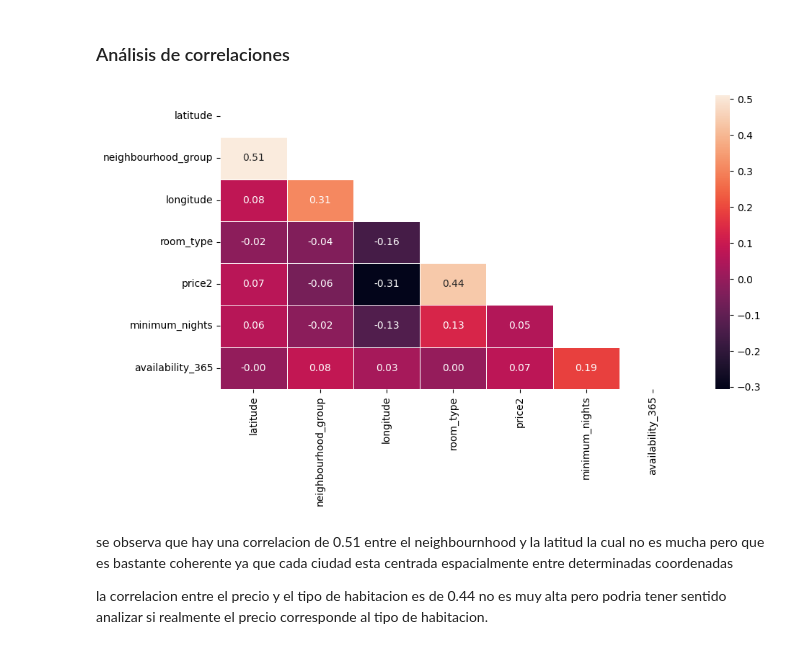
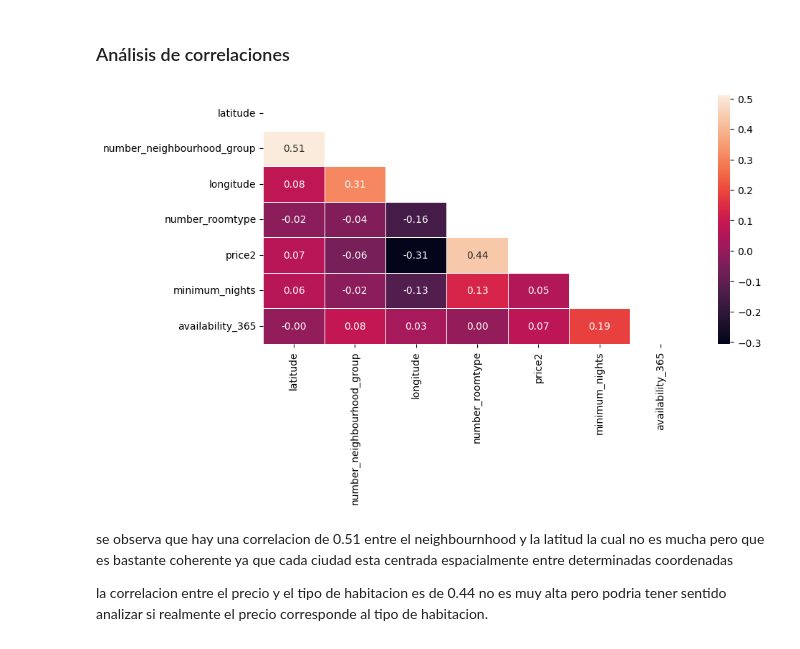
Before and after one commit to Betaniammc/streamlit, a Jupyter notebook: src/00-eda-airbnb-ny.ipynb, the cells around one changed output. Cells and saved outputs as stored; diff of their text form; code cells hidden in the pictures.

```diff
--- a/src/00-eda-airbnb-ny.ipynb
+++ b/src/00-eda-airbnb-ny.ipynb
@@ -433,19 +433,29 @@ plt.show()
 <h3> Análisis de correlaciones </h3>
 # %%
 # Creo columnas numéricas para las variables categóricas
-df["room_type"] = pd.factorize(df["room_type"])[0]
-df["neighbourhood_group"] = pd.factorize(df["neighbourhood_group"])[0]
+
+df['number_roomtype'] = pd.factorize(df['room_type'])[0]
+#casillas separadas
+roomtype_transformation_rules = {row['room_type']: row['number_roomtype'] for _, row in df.iterrows()}
+with open('../data/processed/roomtype-transformation-rules.json', 'w') as file:
+    json.dump(roomtype_transformation_rules, file)
+# %%
+df['number_neighbourhood_group'] = pd.factorize(df['neighbourhood_group'])[0]
+#casillas separadas
+neighbourhood_group_transformation_rules = {row['neighbourhood_group']: row['number_neighbourhood_group'] for _, row in df.iterrows()}
+with open('../data/processed/neighbourhood_group-transformation-rules.json', 'w') as file:
+    json.dump(neighbourhood_group_transformation_rules, file)
 # %%
-corr = df[["latitude", "neighbourhood_group", "longitude", "room_type", "price2", "minimum_nights", "availability_365"]].corr()
+corr = df[["latitude", "number_neighbourhood_group", "longitude", "number_roomtype", "price2", "minimum_nights", "availability_365"]].corr()
 mask = np.triu(np.ones_like(corr, dtype=bool))
 
 fig, axis = plt.subplots(figsize=(10, 6))
 sns.heatmap(corr, mask=mask, annot=True, linewidths=0.5, fmt=".2f")
 
 plt.tight_layout()
 plt.show()
 # %% [output]
-[figure, old version]
+[figure, new version]
 # %% [markdown]
 se observa que hay una correlacion de 0.51 entre el neighbournhood y la latitud la cual no es mucha pero que es bastante coherente ya  que cada ciudad esta centrada espacialmente entre determinadas coordenadas
 
```
Also changed, not shown: parts of 9 cells of this notebook, 4 other files.
